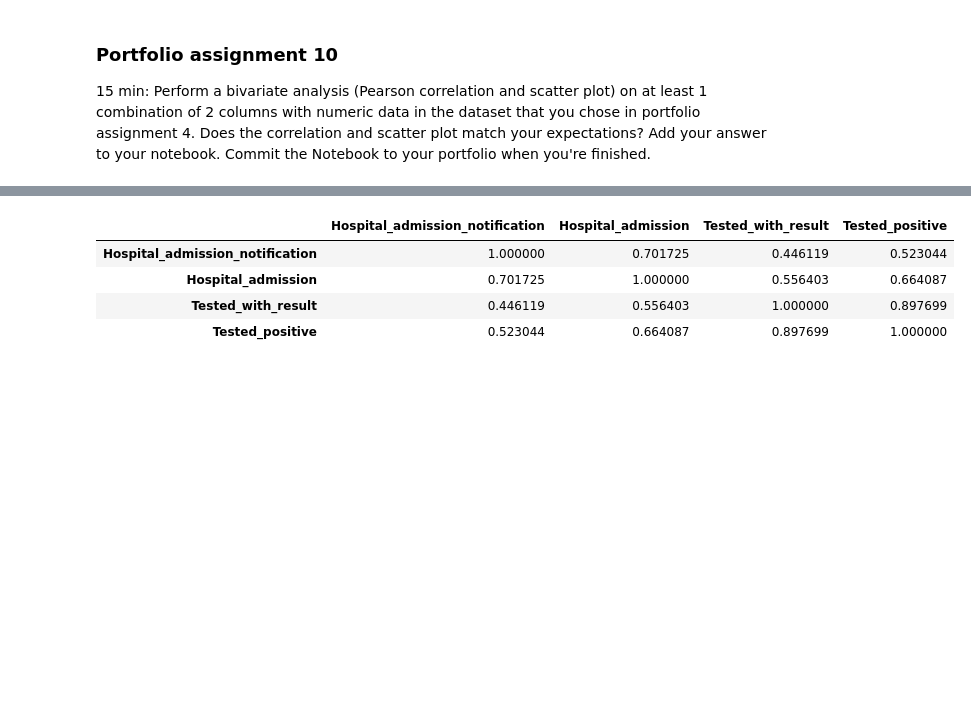
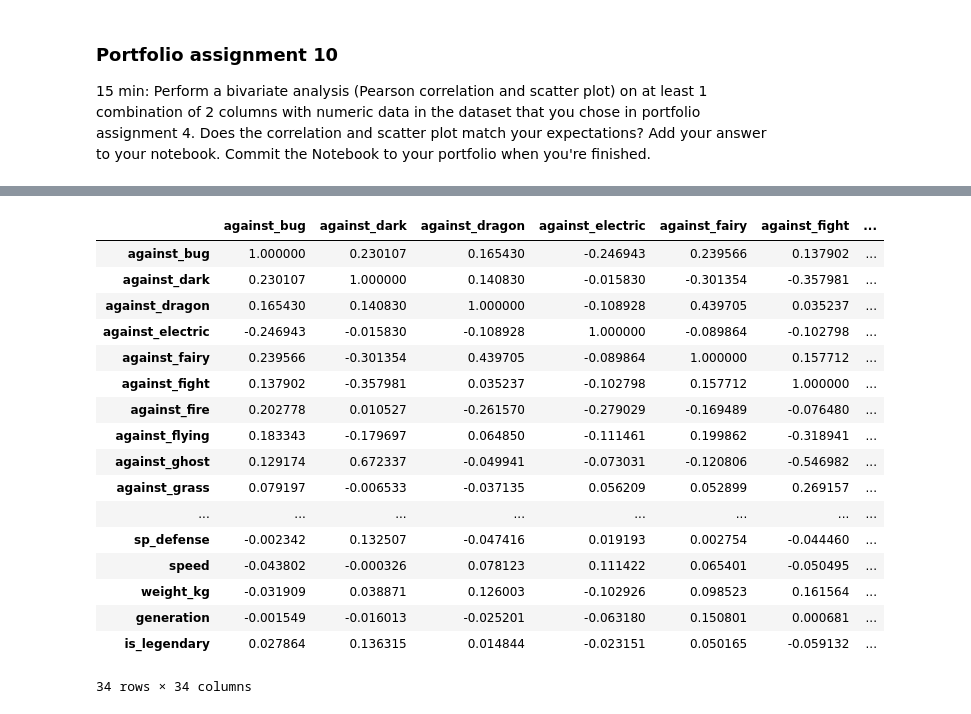
Before and after one commit to JensdeVlaming/data-science-portfolio, a Jupyter notebook: assignment10/assignment10.ipynb, the cells around one changed output, grey strips where cells are left out. Saved outputs shown, nothing was run; the diff lists cells and outputs as text; code cells hidden in the pictures; blank space fills up the shorter version.

```diff
--- a/assignment10/assignment10.ipynb
+++ b/assignment10/assignment10.ipynb
@@ -50,0 +6,3 @@ df.head(100)
+# %%
+pokemon = pd.read_csv("../pokemon.csv", sep=",")
+pokemon.head()
@@ -51,9 +17,22 @@ df.head(100)
 # %%
-df.corr()
+pokemon.corr()
 # %% [output]
-|  | Hospital_admission_notification | Hospital_admission | Tested_with_result | Tested_positive |
-| Hospital_admission_notification | 1.000000 | 0.701725 | 0.446119 | 0.523044 |
-| Hospital_admission | 0.701725 | 1.000000 | 0.556403 | 0.664087 |
-| Tested_with_result | 0.446119 | 0.556403 | 1.000000 | 0.897699 |
-| Tested_positive | 0.523044 | 0.664087 | 0.897699 | 1.000000 |
+|  | against_bug | against_dark | against_dragon | against_electric | against_fairy | against_fight | ... |
+| against_bug | 1.000000 | 0.230107 | 0.165430 | -0.246943 | 0.239566 | 0.137902 | ... |
+| against_dark | 0.230107 | 1.000000 | 0.140830 | -0.015830 | -0.301354 | -0.357981 | ... |
+| against_dragon | 0.165430 | 0.140830 | 1.000000 | -0.108928 | 0.439705 | 0.035237 | ... |
+| against_electric | -0.246943 | -0.015830 | -0.108928 | 1.000000 | -0.089864 | -0.102798 | ... |
+| against_fairy | 0.239566 | -0.301354 | 0.439705 | -0.089864 | 1.000000 | 0.157712 | ... |
+| against_fight | 0.137902 | -0.357981 | 0.035237 | -0.102798 | 0.157712 | 1.000000 | ... |
+| against_fire | 0.202778 | 0.010527 | -0.261570 | -0.279029 | -0.169489 | -0.076480 | ... |
+| against_flying | 0.183343 | -0.179697 | 0.064850 | -0.111461 | 0.199862 | -0.318941 | ... |
+| against_ghost | 0.129174 | 0.672337 | -0.049941 | -0.073031 | -0.120806 | -0.546982 | ... |
+| against_grass | 0.079197 | -0.006533 | -0.037135 | 0.056209 | 0.052899 | 0.269157 | ... |
+| ... | ... | ... | ... | ... | ... | ... | ... |
+| sp_defense | -0.002342 | 0.132507 | -0.047416 | 0.019193 | 0.002754 | -0.044460 | ... |
+| speed | -0.043802 | -0.000326 | 0.078123 | 0.111422 | 0.065401 | -0.050495 | ... |
+| weight_kg | -0.031909 | 0.038871 | 0.126003 | -0.102926 | 0.098523 | 0.161564 | ... |
+| generation | -0.001549 | -0.016013 | -0.025201 | -0.063180 | 0.150801 | 0.000681 | ... |
+| is_legendary | 0.027864 | 0.136315 | 0.014844 | -0.023151 | 0.050165 | -0.059132 | ... |
+34 rows × 34 columns
 # %%
```
Also changed, not shown: parts of 9 cells of this notebook, 2 other files.
